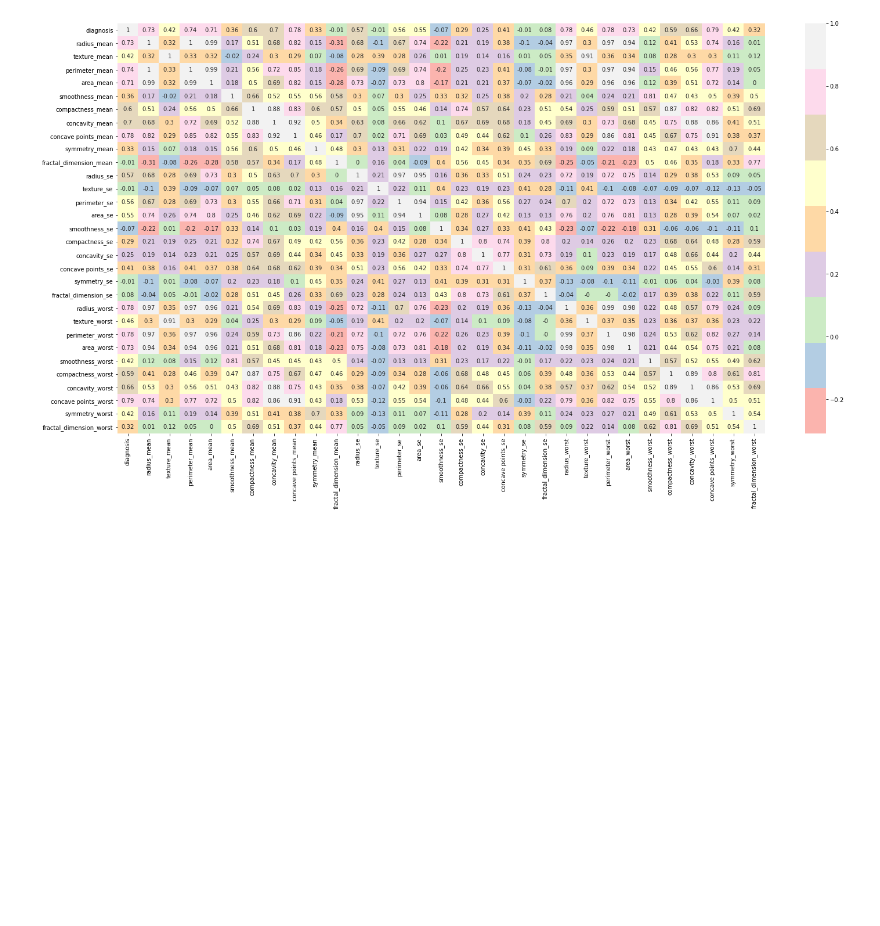
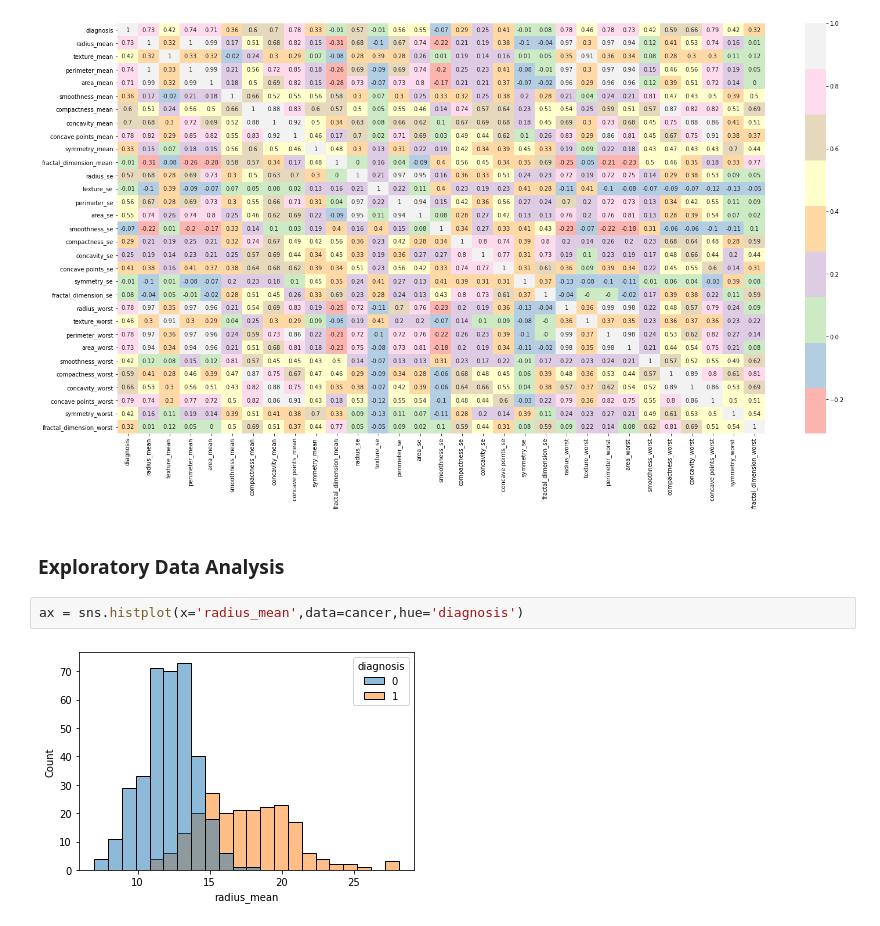
Before and after one commit to UvoChrollo/Pythonista, a Jupyter notebook: Notebook/Machine Learning/Logistic Regression - Breast Cancer Dataset.ipynb, the cells around one changed output. Drawn from its saved outputs; the diff is of its cells as text; blank space fills up the shorter version.

```diff
--- a/Notebook/Machine Learning/Logistic Regression - Breast Cancer Dataset.ipynb
+++ b/Notebook/Machine Learning/Logistic Regression - Breast Cancer Dataset.ipynb
@@ -94,3 +94,9 @@ plt.figure(figsize=(25,13))
 ax = sns.heatmap(corr,annot=True,fmt='g',cmap='Pastel1')
 # %% [output]
 [figure]
+# %% [markdown]
+### Exploratory Data Analysis
+# %%
+ax = sns.histplot(x='radius_mean',data=cancer,hue='diagnosis')
+# %% [output]
+[figure, added]
```
